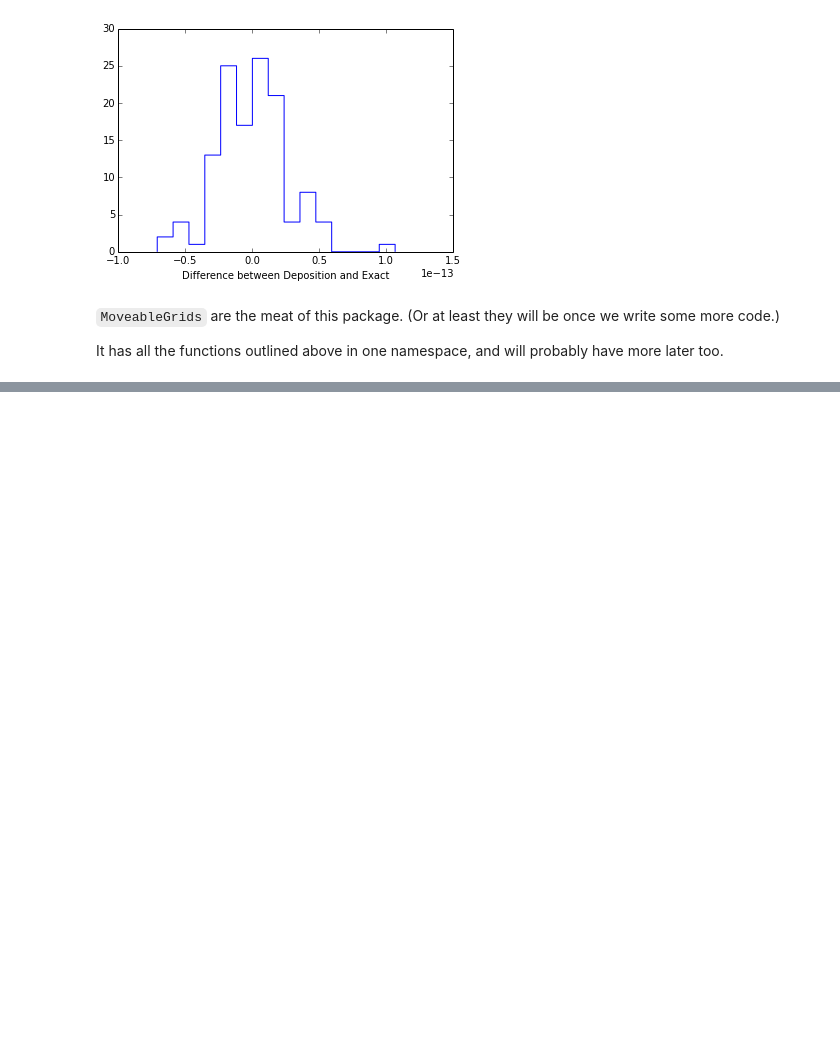
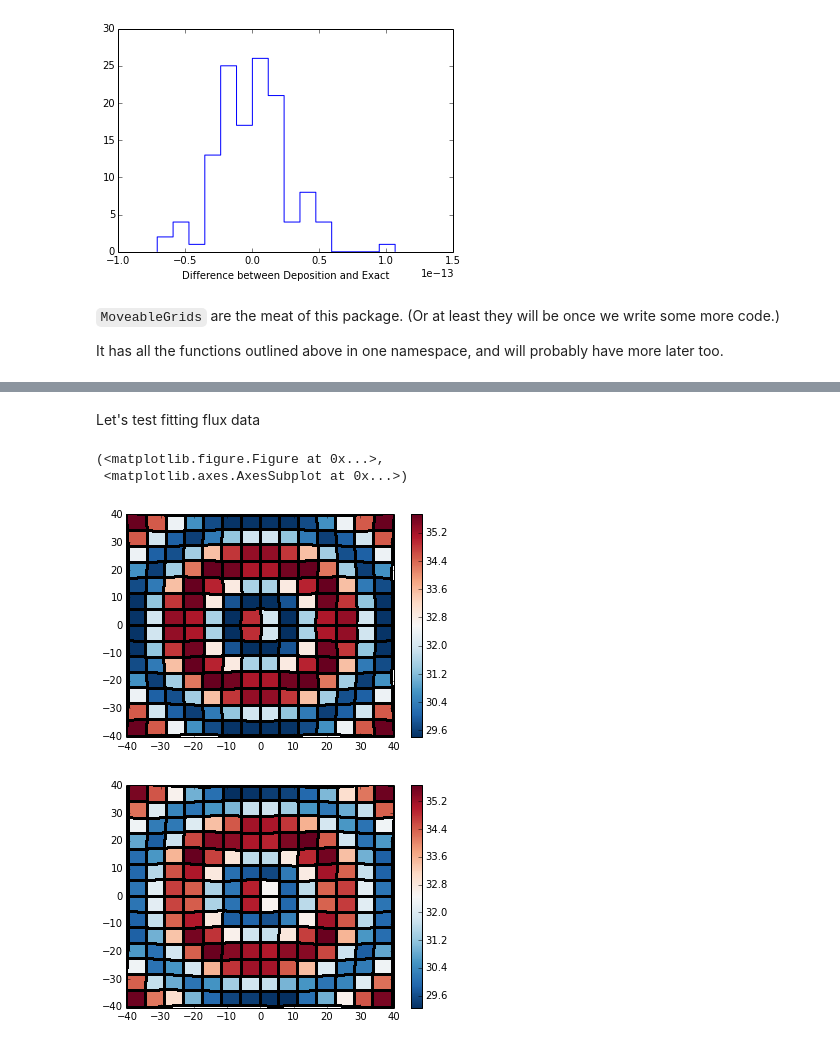
Before and after one commit to cpadavis/weak_sauce, a Jupyter notebook: notebooks/Examples.ipynb, the cells around one changed output, grey strips where cells are left out. Drawn from its saved outputs; the diff is of its cells as text; code cells hidden in the pictures; blank space fills up the shorter version.

Commit message:
I made a fitter that fits!

```diff
--- a/notebooks/Examples.ipynb
+++ b/notebooks/Examples.ipynb
@@ -381,0 +382,21 @@ mg.evaluate_psf()
+# %% [markdown]
+Let's test fitting flux data
+# %%
+from weak_sauce.fit_flat import FlatFitter
+mover_gen = UniformTreeringMover(center=np.array([0, 0]), wavelength=30,
+                                 amplitude=0.5, phase=0.25)
+source_gen = make_source()
+mover_gen(source_gen)
+fitter = FlatFitter(source_gen.fluxes, luminosity=1)
+source_gen.plot_real_grid()
+
+source = make_source()
+# source.plot_real_grid()
+for i in xrange(100):
+    fitter(source, step_size=1e-3)
+source.plot_real_grid()
+# %% [output]
+(<matplotlib.figure.Figure at 0x...>,
+ <matplotlib.axes.AxesSubplot at 0x...>)
+[figure, added]
+[figure, added]
```
Also changed, not shown: parts of 4 cells of this notebook, 2 other files.
